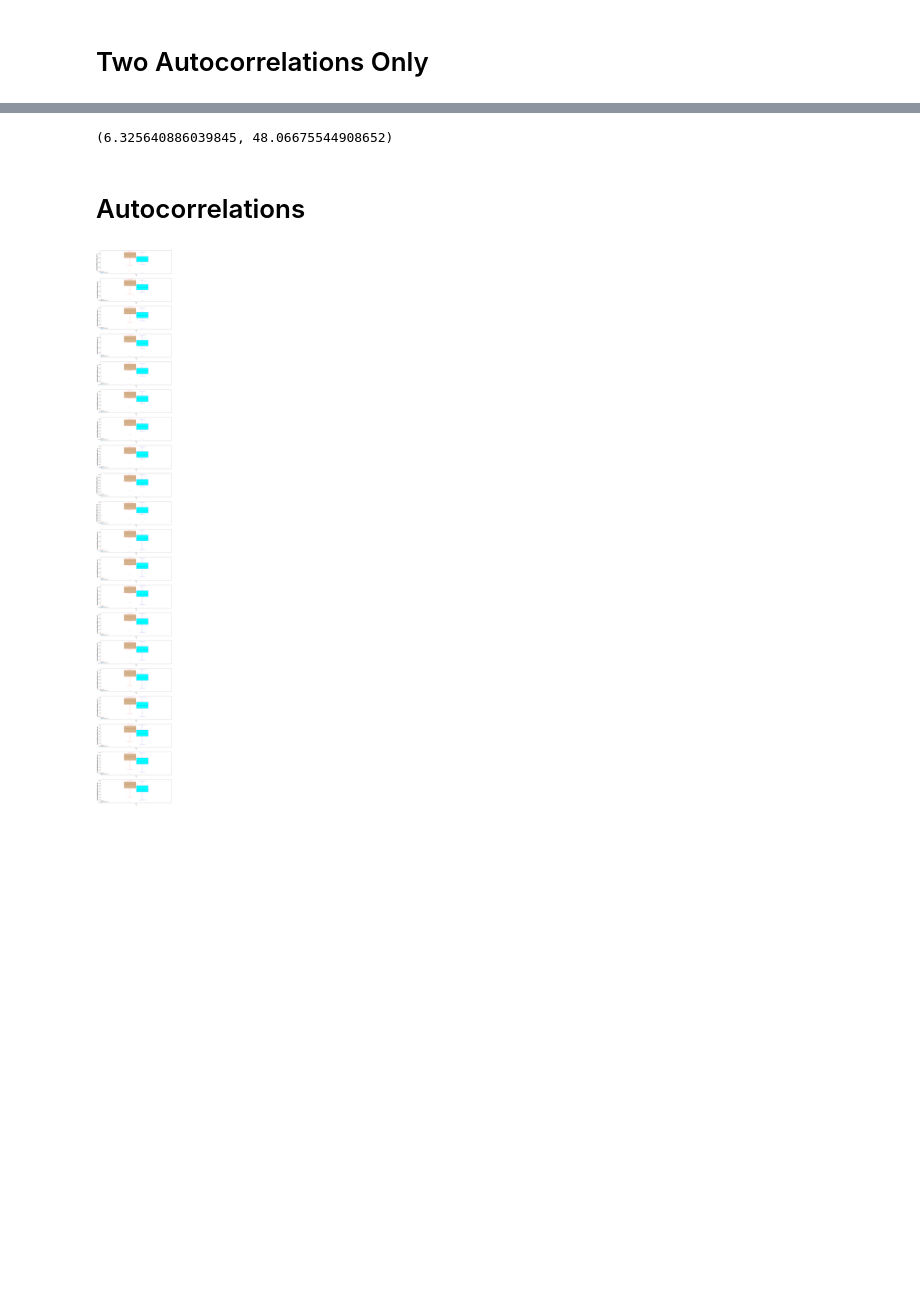
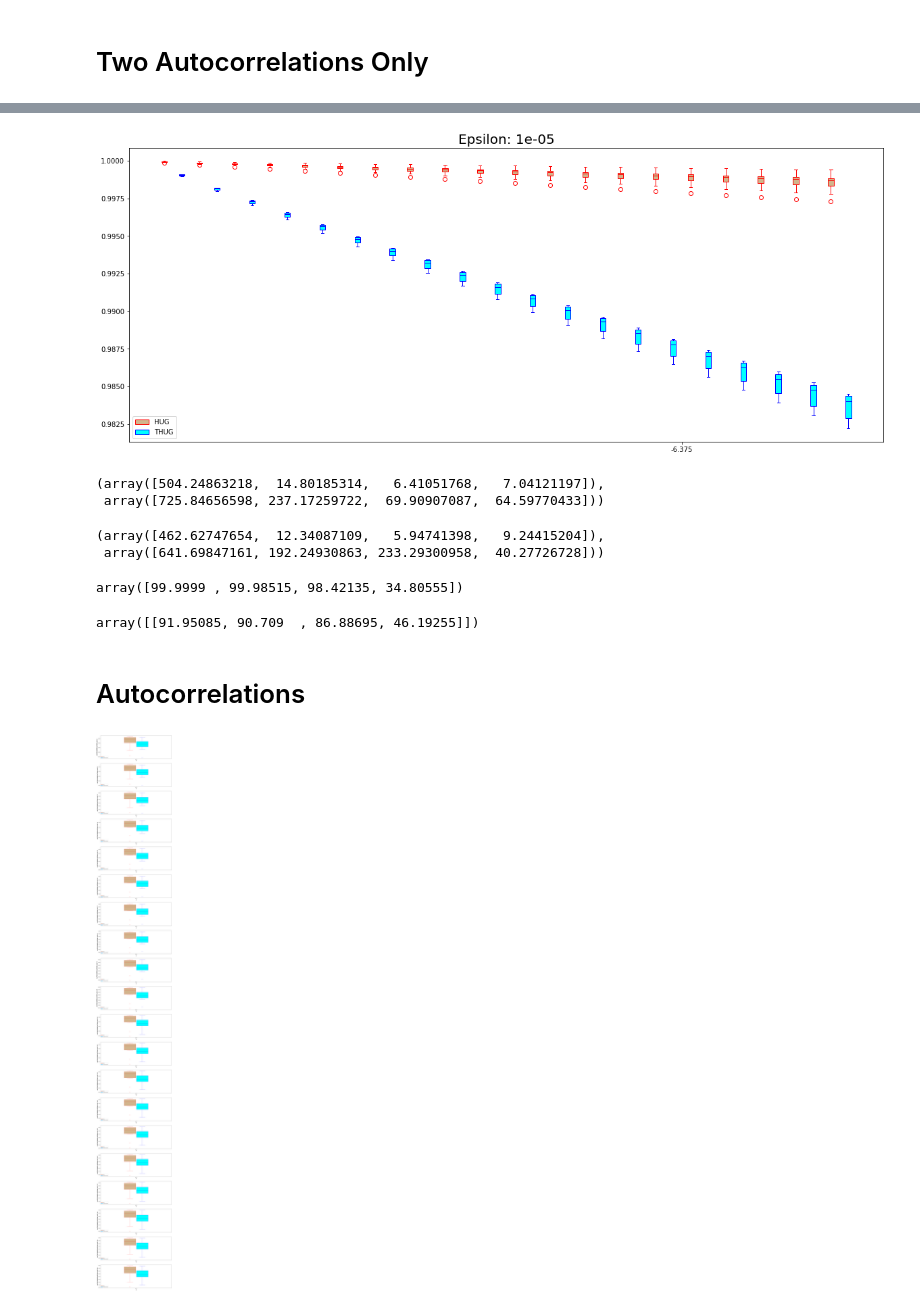
Before and after one commit to MauroCE/ManifoldSampling, a Jupyter notebook: EXPERIMENT 13 new.ipynb, the cells around one changed output, grey strips where cells are left out. Drawn from its saved outputs; the diff is of its cells as text; code cells hidden in the pictures; blank space fills up the shorter version.

```diff
--- a/EXPERIMENT 13 new.ipynb
+++ b/EXPERIMENT 13 new.ipynb
@@ -129,7 +152,47 @@ THETA_ESS_HUG.mean(), THETA_ESS_THUG.mean()
+# %%
+nlags = THETA_AC_HUG.shape[-1]
+YLABELS = ["AUTOCORRELATION LAG {}".format(k) for k in range(1, nlags+1)]
+columns = [EPSILONS[2]]
+width = 0.25
+thing_that_changes = range(nlags)
+n_alphas = len(thing_that_changes)
+ticks = arange(start=1, stop=len(columns)*2, step=2)
+n_boxes = 3*nlags
+disp = linspace(-width * (n_boxes-1) / 2, width * (n_boxes-1) / 2, n_boxes, endpoint=True)
+positions = disp.reshape(-1, 1) + ticks
+fig, ax = plt.subplots(figsize=(20, 8))
+widths = 0.08
+handles = []
+for lag in range(nlags):
+    bp1 = box_plot(ax, THETA_AC_HUG[:,2 ,lag].T.tolist(), 'red', 'tan', positions[2*lag], widths=widths)
+    bp2 = box_plot(ax, THETA_AC_THUG[:,2, 0, lag].T.tolist(), colors1[1], colors2[1], positions[2*lag+1], widths=widths)
+handles.append(bp1['boxes'][0])
+handles.append(bp2['boxes'][0])
+labels = ['HUG'] + ['THUG']
+ax.legend(handles, labels, loc='lower left')
+ax.set_xticks(ticks)
+ax.set_title("Epsilon: {}".format(EPSILONS[2]), fontsize=20)
+plt.show()
+# %% [output]
+[figure, added]
+# %%
+THETA_ESS_HUG.mean(axis=0), THETA_ESS_THUG.mean(axis=0).flatten()
+# %% [output]
+(array([504.24863218,  14.80185314,   6.41051768,   7.04121197]),
+ array([725.84656598, 237.17259722,  69.90907087,  64.59770433]))
 # %%
-U_ESS_HUG.mean(), U_ESS_THUG.mean()
+U_ESS_HUG.mean(axis=0), U_ESS_THUG.mean(axis=0).flatten()
 # %% [output]
-(6.325640886039845, 48.06675544908652)
+(array([462.62747654,  12.34087109,   5.94741398,   9.24415204]),
+ array([641.69847161, 192.24930863, 233.29300958,  40.27726728]))
+# %%
+A_HUG.mean(axis=0)
+# %% [output]
+array([99.9999 , 99.98515, 98.42135, 34.80555])
+# %%
+A_THUG.mean(axis=0).T
+# %% [output]
+array([[91.95085, 90.709  , 86.88695, 46.19255]])
 # %% [markdown]
 # Autocorrelations
 # %%
```
Also changed, not shown: parts of 4 cells of this notebook, 27 other files.
